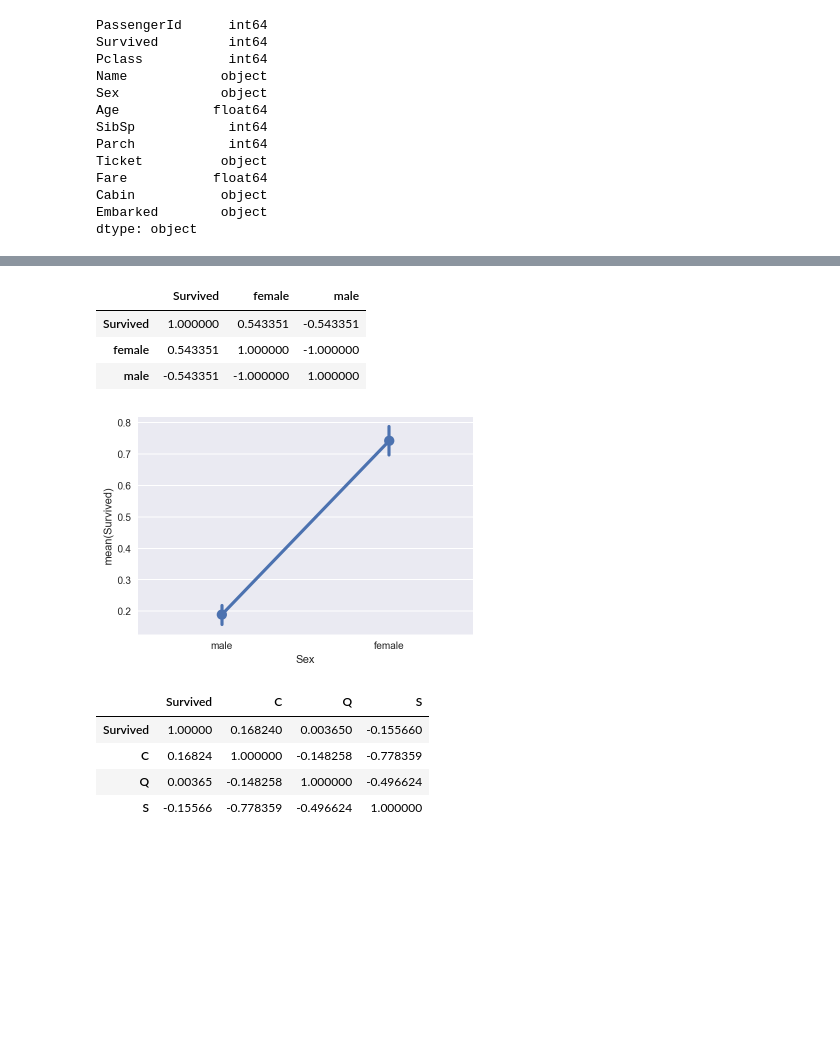
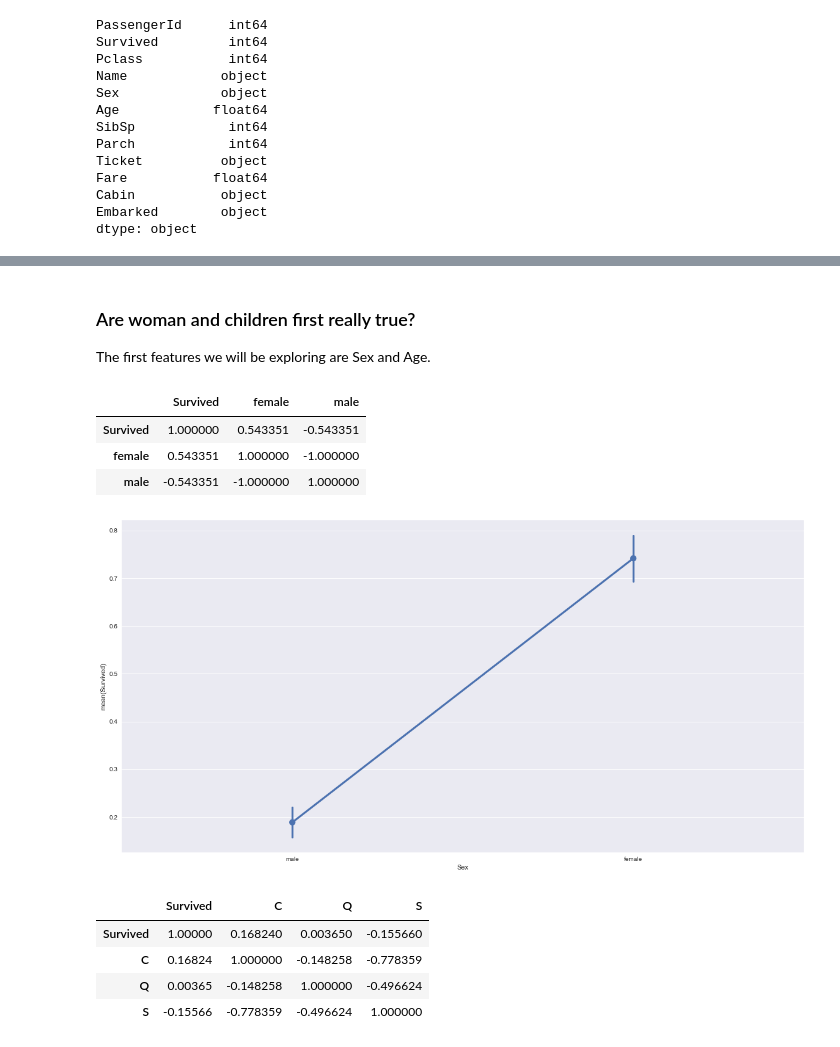
Before and after one commit to yaskyj/investigate-data-set, a Jupyter notebook: InvestigateTitanicData.ipynb, the cells around one changed output, grey strips where cells are left out. Drawn from its saved outputs; the diff is of its cells as text; code cells hidden in the pictures; blank space fills up the shorter version.

```diff
--- a/InvestigateTitanicData.ipynb
+++ b/InvestigateTitanicData.ipynb
@@ -67 +82,4 @@ df.describe()
+# %% [markdown]
+### Are woman and children first really true?
+The first features we will be exploring are Sex and Age.
 # %%
@@ -74,7 +91,8 @@ pd.concat([df['Survived'], pd.get_dummies(df['Sex']).rename(columns=lambda x: st
 | female | 0.543351 | 1.000000 | -1.000000 |
 | male | -0.543351 | -1.000000 | 1.000000 |
 # %%
+fig, ax = plt.subplots(figsize=(20, 10))
 sns.pointplot(x="Sex", y="Survived", data=df);
 # %% [output]
-[figure, old version]
+[figure, new version]
 # %%
```
Also changed, not shown: parts of 22 cells of this notebook.
